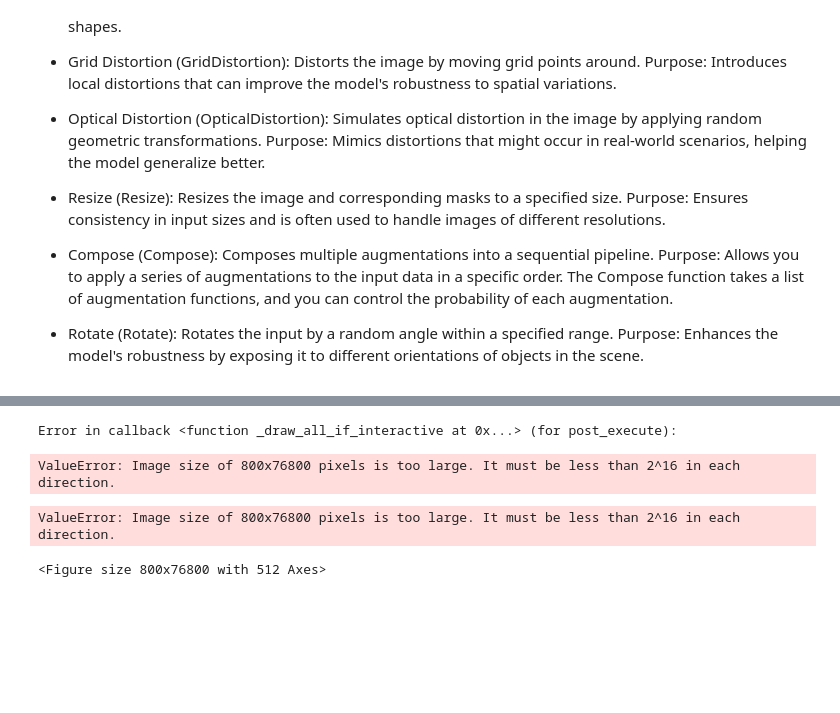
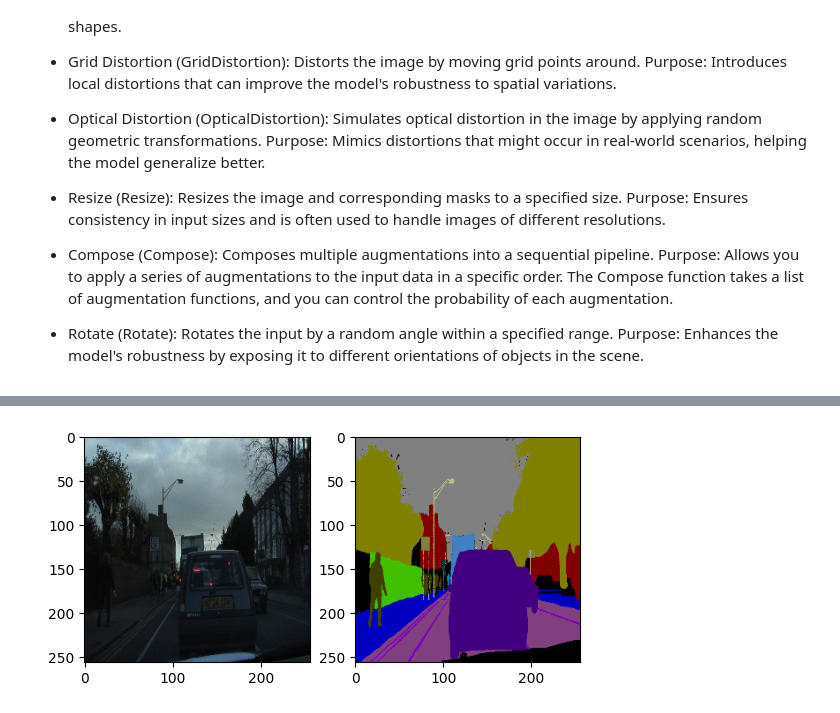
Before and after one commit to DavidAlexanderMoe/Road-Semantic-Segmentation-with-Unets, a Jupyter notebook: 1. Data loading.ipynb, the cells around one changed output, grey strips where cells are left out. Saved outputs shown, nothing was run; the diff lists cells and outputs as text; code cells hidden in the pictures; blank space fills up the shorter version.

```diff
--- a/1. Data loading.ipynb
+++ b/1. Data loading.ipynb
@@ -237,7 +234,4 @@ mask_flipped = augmented['mask']
 # %%
-show_pairs(train_masks[0],train_images[0])
+show_pairs(train_images[0], train_masks[0])
 # %% [output]
-Error in callback <function _draw_all_if_interactive at 0x...> (for post_execute):
-ValueError: Image size of 800x76800 pixels is too large. It must be less than 2^16 in each direction.
-ValueError: Image size of 800x76800 pixels is too large. It must be less than 2^16 in each direction.
-<Figure size 800x76800 with 512 Axes>
+[figure, added]
```
Also changed, not shown: parts of 13 cells of this notebook.
